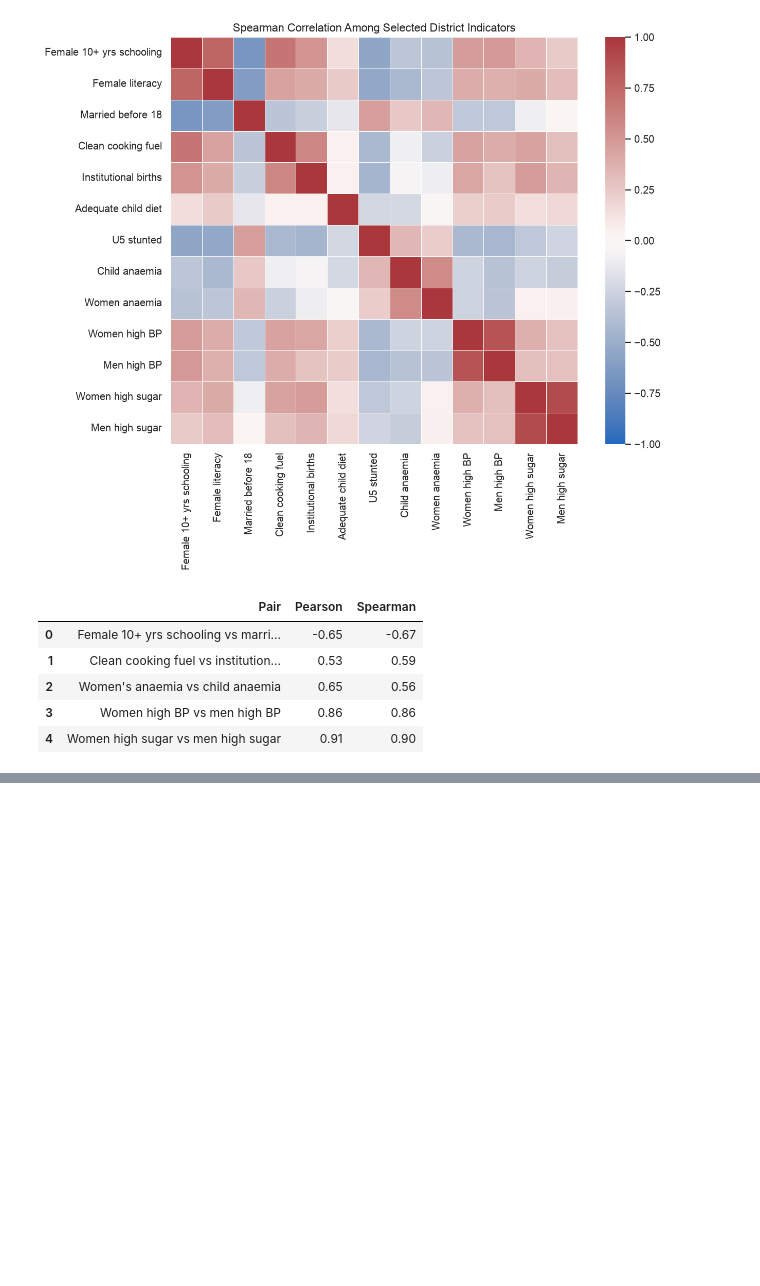
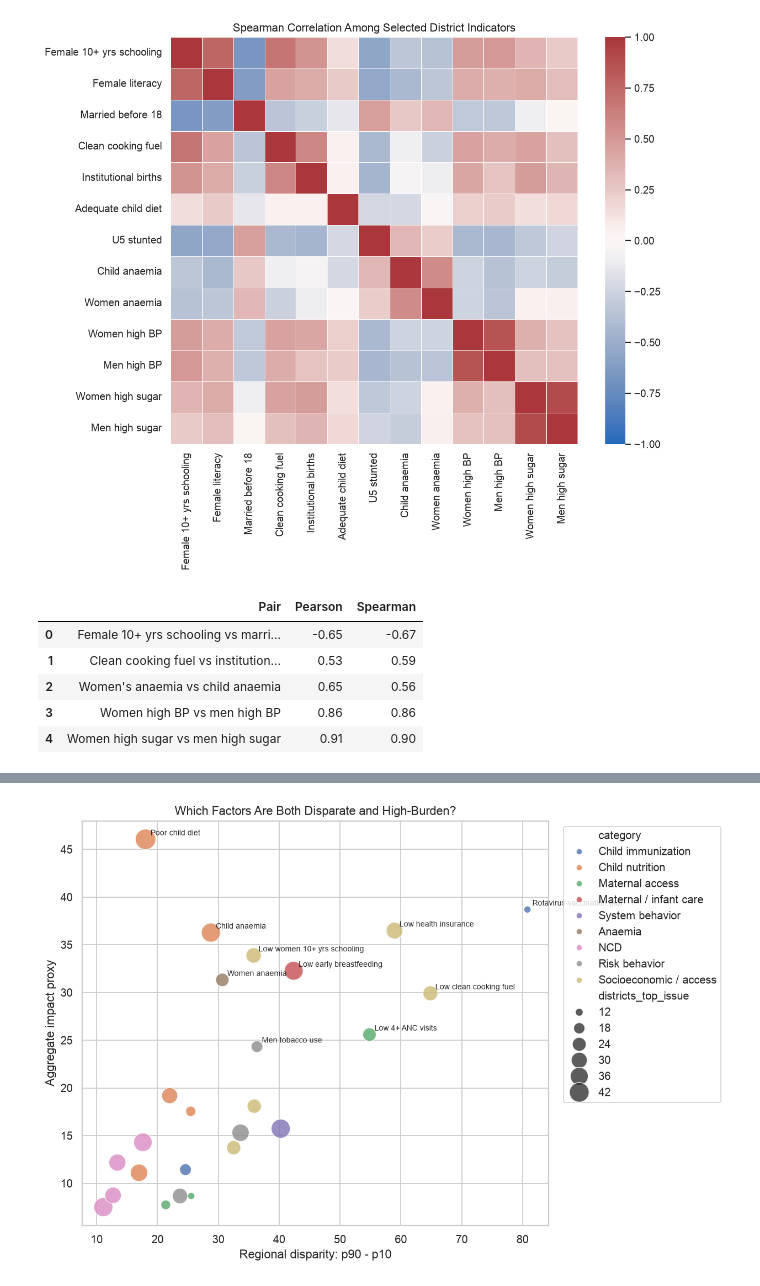
Before and after one commit to stevenybuilder/databricks-hack-medical-desert-challenge, a Jupyter notebook: output/jupyter-notebook/health_indicators_dataset_summary.ipynb, the cells around one changed output, grey strips where cells are left out. Saved outputs shown, nothing was run; the diff lists cells and outputs as text; code cells hidden in the pictures; blank space fills up the shorter version.

```diff
--- a/output/jupyter-notebook/health_indicators_dataset_summary.ipynb
+++ b/output/jupyter-notebook/health_indicators_dataset_summary.ipynb
@@ -1345,0 +853,30 @@ follow-up programs are likely to matter after the first visit.
+# %%
+fig, ax = plt.subplots(figsize=(9.8, 6.7))
+sns.scatterplot(
+    data=disparity_summary,
+    x="p90_p10_spread",
+    y="impact_proxy",
+    size="districts_top_issue",
+    hue="category",
+    sizes=(50, 420),
+    alpha=0.80,
+    ax=ax,
+)
+ax.set_title("Which Factors Are Both Disparate and High-Burden?")
+ax.set_xlabel("Regional disparity: p90 - p10")
+ax.set_ylabel("Aggregate impact proxy")
+
+for _, row in disparity_summary.sort_values(["impact_proxy", "p90_p10_spread"], ascending=False).head(10).iterrows():
+    ax.annotate(
+        row["condition_or_factor"],
+        (row["p90_p10_spread"], row["impact_proxy"]),
+        xytext=(5, 4),
+        textcoords="offset points",
+        fontsize=8,
+    )
+
+ax.legend(title="", bbox_to_anchor=(1.02, 1), loc="upper left")
+plt.tight_layout()
+plt.show()
+# %% [output]
+[figure, added]
```
Also changed, not shown: parts of 30 cells of this notebook, 54 other files.
